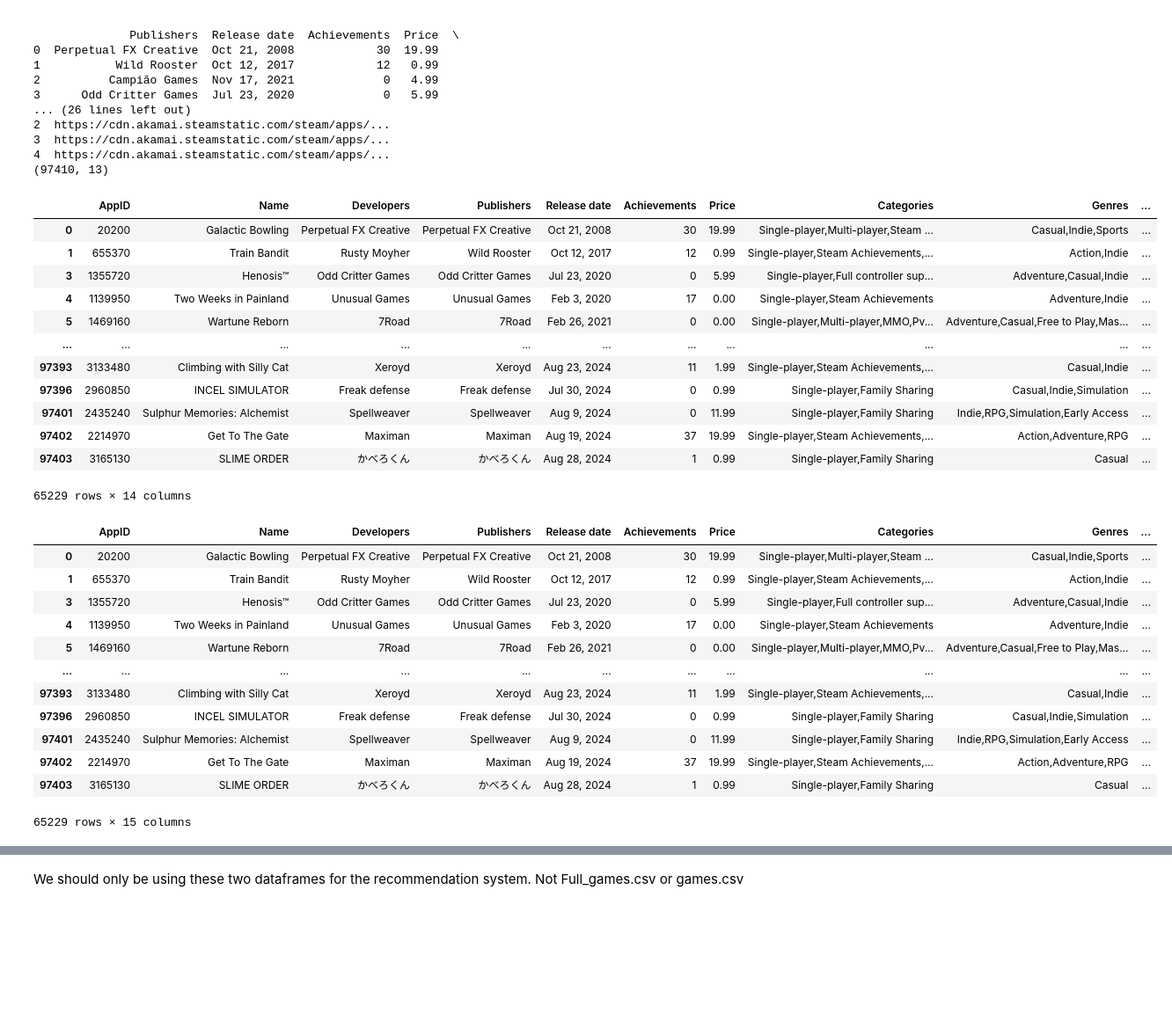
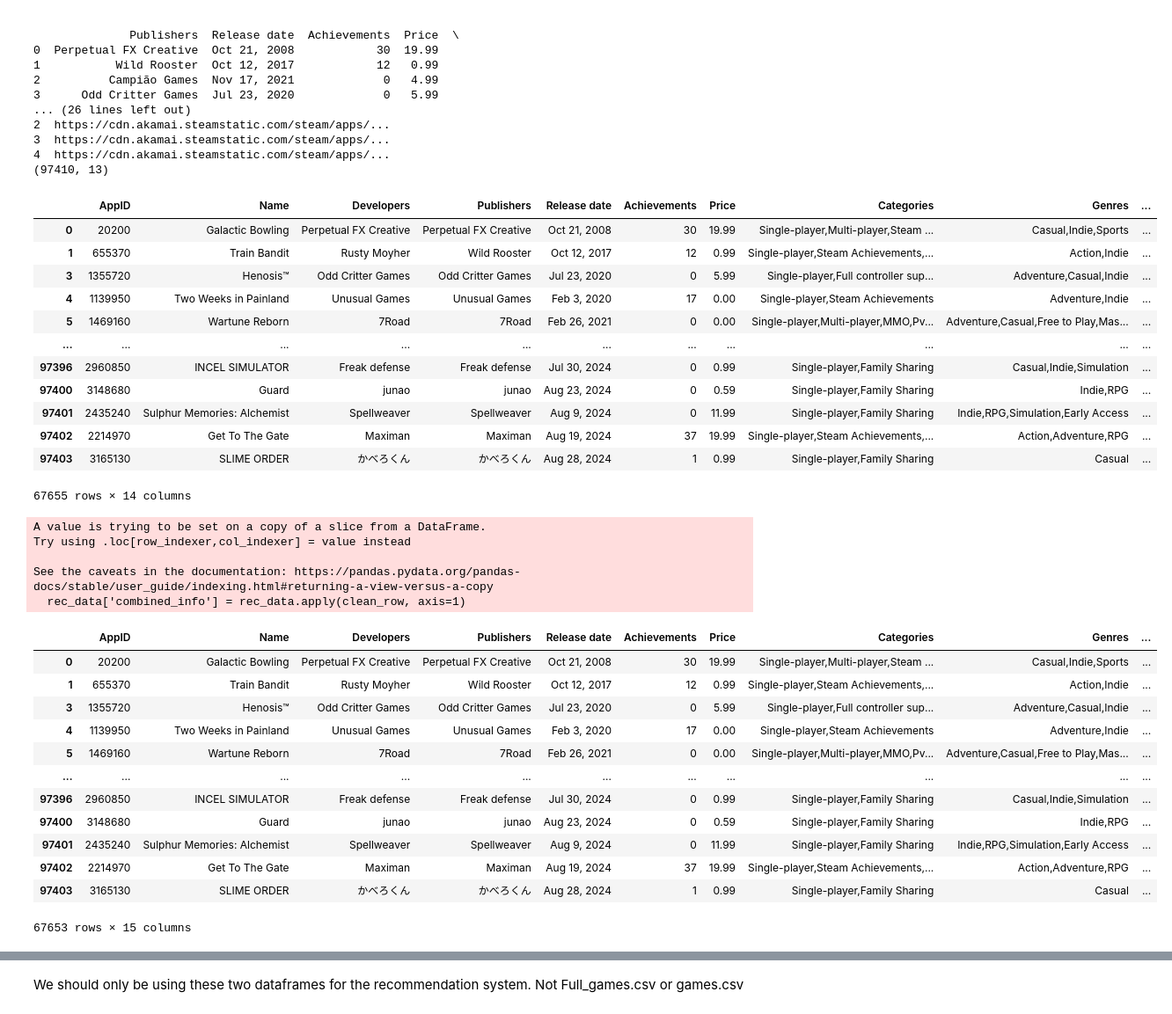
Before and after one commit to ParkerR03/SGRS, a Jupyter notebook: datacleaning.ipynb, the cells around one changed output, grey strips where cells are left out. Shown: that part at 88% size. Drawn from its saved outputs; the diff is of its cells as text; code cells hidden in the pictures; blank space fills up the shorter version.

```diff
--- a/datacleaning.ipynb
+++ b/datacleaning.ipynb
@@ -89,45 +97,48 @@ print(game_aspects.shape)
 # Turn Date into a value
 
 rec_data = game_aspects.copy()
+# %%
+#Drop rows where Name is NA
+rec_data = rec_data.dropna(subset=['Name'])
 # %%
 #Make the positive and negative into 1 value
 #Use the Wilson Score Interval to penalize games with low total number of reviews
 
 rec_data['wilson_score'] = 0
 
 def clean_rates(row):
     if row['Positive'] == 0 & row['Negative'] == 0:
         return 0
     else:
         z = 1.96
         n = row['Positive'] + row['Negative']
         phat = row['Positive'] / n
         rate = (phat + z*z/(2*n) - z * np.sqrt((phat*(1-phat)+z*z/(4*n))/n))/(1+z*z/n)
         return rate
 
 
 
 rec_data['wilson_score'] = rec_data.apply(clean_rates, axis=1)
 
 #Remove all games with 0 reviews and no tags
 
-rec_data = rec_data[~((rec_data['wilson_score'] == 0) | (rec_data['Tags'].isna()))]
+rec_data = rec_data[~((rec_data['wilson_score'] == 0) & (rec_data['Tags'].isna()))]
 #rec_data = rec_data[rec_data['wilson_score'] > 0.15]
 rec_data
 # %% [output]
 |  | AppID | Name | Developers | Publishers | Release date | Achievements | Price | Categories | Genres | ... |
 | 0 | 20200 | Galactic Bowling | Perpetual FX Creative | Perpetual FX Creative | Oct 21, 2008 | 30 | 19.99 | Single-player,Multi-player,Steam ... | Casual,Indie,Sports | ... |
 | 1 | 655370 | Train Bandit | Rusty Moyher | Wild Rooster | Oct 12, 2017 | 12 | 0.99 | Single-player,Steam Achievements,... | Action,Indie | ... |
 | 3 | 1355720 | Henosis™ | Odd Critter Games | Odd Critter Games | Jul 23, 2020 | 0 | 5.99 | Single-player,Full controller sup... | Adventure,Casual,Indie | ... |
 | 4 | 1139950 | Two Weeks in Painland | Unusual Games | Unusual Games | Feb 3, 2020 | 17 | 0.00 | Single-player,Steam Achievements | Adventure,Indie | ... |
 | 5 | 1469160 | Wartune Reborn | 7Road | 7Road | Feb 26, 2021 | 0 | 0.00 | Single-player,Multi-player,MMO,Pv... | Adventure,Casual,Free to Play,Mas... | ... |
 | ... | ... | ... | ... | ... | ... | ... | ... | ... | ... | ... |
-| 97393 | 3133480 | Climbing with Silly Cat | Xeroyd | Xeroyd | Aug 23, 2024 | 11 | 1.99 | Single-player,Steam Achievements,... | Casual,Indie | ... |
 | 97396 | 2960850 | INCEL SIMULATOR | Freak defense | Freak defense | Jul 30, 2024 | 0 | 0.99 | Single-player,Family Sharing | Casual,Indie,Simulation | ... |
+| 97400 | 3148680 | Guard | junao | junao | Aug 23, 2024 | 0 | 0.59 | Single-player,Family Sharing | Indie,RPG | ... |
 | 97401 | 2435240 | Sulphur Memories: Alchemist | Spellweaver | Spellweaver | Aug 9, 2024 | 0 | 11.99 | Single-player,Family Sharing | Indie,RPG,Simulation,Early Access | ... |
 | 97402 | 2214970 | Get To The Gate | Maximan | Maximan | Aug 19, 2024 | 37 | 19.99 | Single-player,Steam Achievements,... | Action,Adventure,RPG | ... |
 | 97403 | 3165130 | SLIME ORDER | かべろくん | かべろくん | Aug 28, 2024 | 1 | 0.99 | Single-player,Family Sharing | Casual | ... |
-65229 rows × 14 columns
+67655 rows × 14 columns
 # %%
 #Create New column of combined information from categories genres and tags
 
@@ -153,6 +164,11 @@ def clean_row(row):
 rec_data['combined_info'] = rec_data.apply(clean_row, axis=1)
 rec_data
 # %% [output]
+A value is trying to be set on a copy of a slice from a DataFrame.
+Try using .loc[row_indexer,col_indexer] = value instead
+
+See the caveats in the documentation: https://pandas.pydata.org/pandas-docs/stable/user_guide/indexing.html#returning-a-view-versus-a-copy
+  rec_data['combined_info'] = rec_data.apply(clean_row, axis=1)
 |  | AppID | Name | Developers | Publishers | Release date | Achievements | Price | Categories | Genres | ... |
 | 0 | 20200 | Galactic Bowling | Perpetual FX Creative | Perpetual FX Creative | Oct 21, 2008 | 30 | 19.99 | Single-player,Multi-player,Steam ... | Casual,Indie,Sports | ... |
 | 1 | 655370 | Train Bandit | Rusty Moyher | Wild Rooster | Oct 12, 2017 | 12 | 0.99 | Single-player,Steam Achievements,... | Action,Indie | ... |
@@ -160,11 +176,11 @@ rec_data
 | 4 | 1139950 | Two Weeks in Painland | Unusual Games | Unusual Games | Feb 3, 2020 | 17 | 0.00 | Single-player,Steam Achievements | Adventure,Indie | ... |
 | 5 | 1469160 | Wartune Reborn | 7Road | 7Road | Feb 26, 2021 | 0 | 0.00 | Single-player,Multi-player,MMO,Pv... | Adventure,Casual,Free to Play,Mas... | ... |
 | ... | ... | ... | ... | ... | ... | ... | ... | ... | ... | ... |
-| 97393 | 3133480 | Climbing with Silly Cat | Xeroyd | Xeroyd | Aug 23, 2024 | 11 | 1.99 | Single-player,Steam Achievements,... | Casual,Indie | ... |
 | 97396 | 2960850 | INCEL SIMULATOR | Freak defense | Freak defense | Jul 30, 2024 | 0 | 0.99 | Single-player,Family Sharing | Casual,Indie,Simulation | ... |
+| 97400 | 3148680 | Guard | junao | junao | Aug 23, 2024 | 0 | 0.59 | Single-player,Family Sharing | Indie,RPG | ... |
 | 97401 | 2435240 | Sulphur Memories: Alchemist | Spellweaver | Spellweaver | Aug 9, 2024 | 0 | 11.99 | Single-player,Family Sharing | Indie,RPG,Simulation,Early Access | ... |
 | 97402 | 2214970 | Get To The Gate | Maximan | Maximan | Aug 19, 2024 | 37 | 19.99 | Single-player,Steam Achievements,... | Action,Adventure,RPG | ... |
 | 97403 | 3165130 | SLIME ORDER | かべろくん | かべろくん | Aug 28, 2024 | 1 | 0.99 | Single-player,Family Sharing | Casual | ... |
-65229 rows × 15 columns
+67653 rows × 15 columns
 # %%
 rec_data['combined_info'] = rec_data['combined_info'].str.replace('-', ' ')
```
Also changed, not shown: parts of 8 cells of this notebook.
